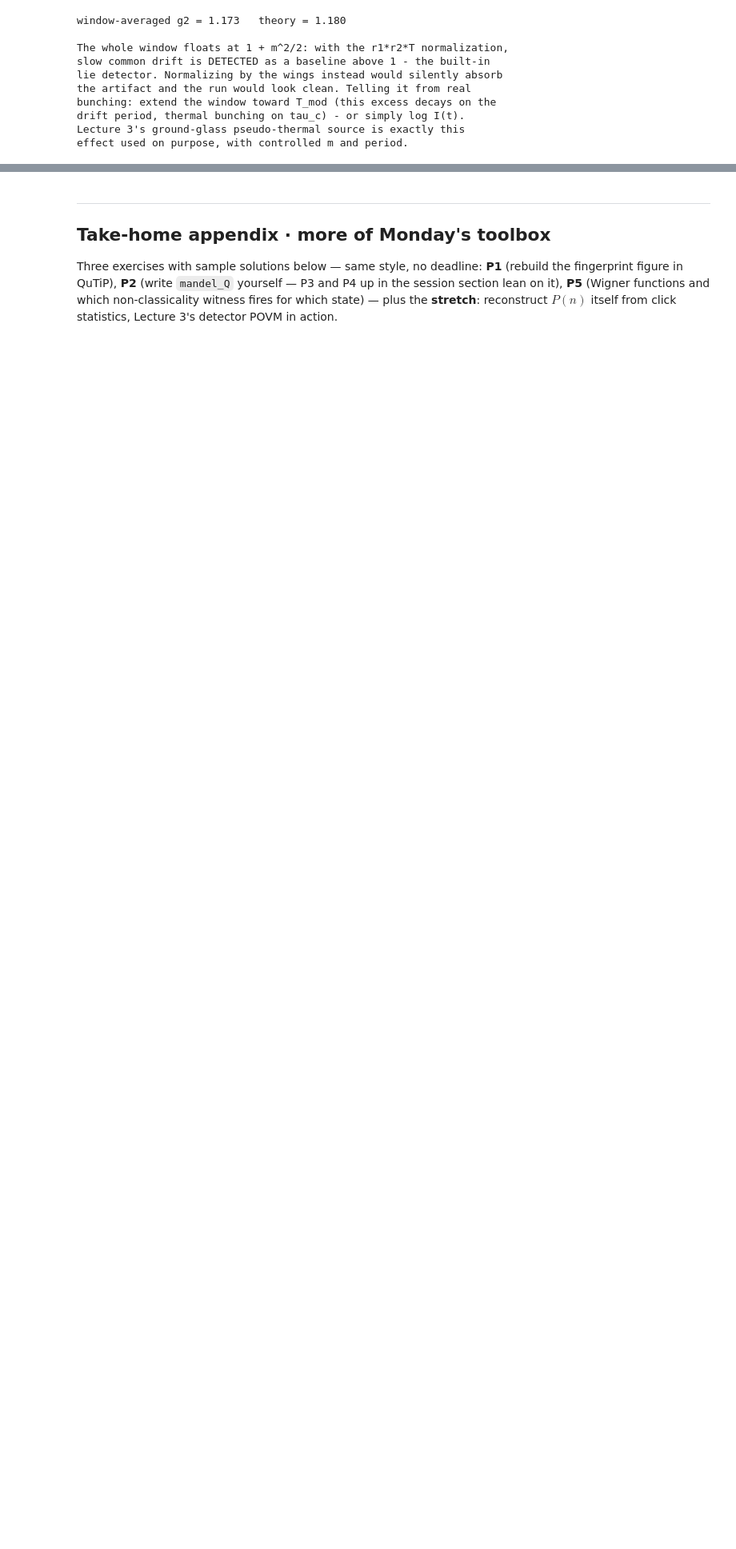
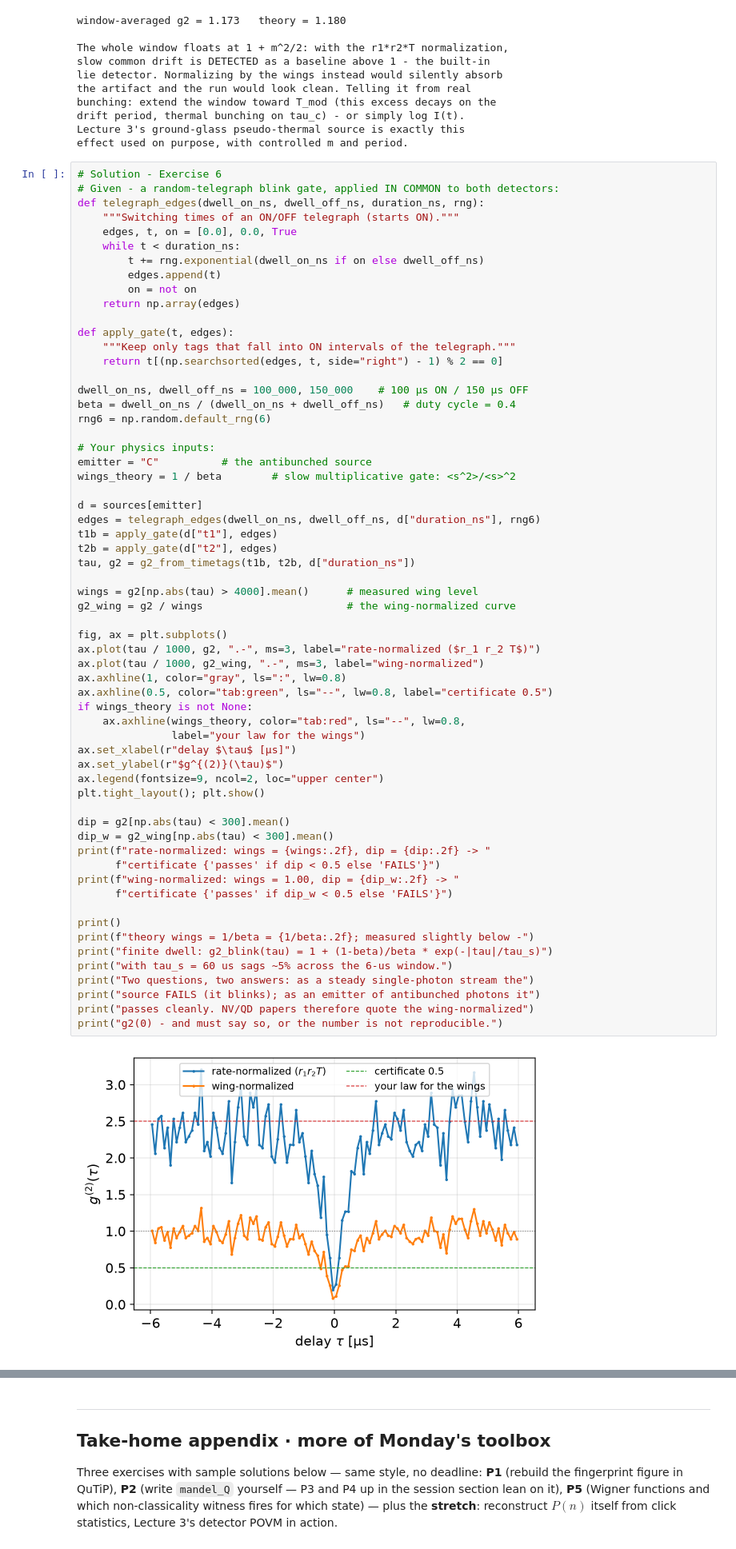
Before and after one commit to CodeJVG/CountingPhotons, a Jupyter notebook: lectures/04_HandsOn_g2_HBT.ipynb, the cells around one changed output, grey strips where cells are left out. Shown at 80% size. Cells and saved outputs as stored; diff of their text form; blank space fills up the shorter version.

```diff
--- a/lectures/04_HandsOn_g2_HBT.ipynb
+++ b/lectures/04_HandsOn_g2_HBT.ipynb
@@ -669,3 +764,66 @@ bunching: extend the window toward T_mod (this excess decays on the
 drift period, thermal bunching on tau_c) - or simply log I(t).
 Lecture 3's ground-glass pseudo-thermal source is exactly this
 effect used on purpose, with controlled m and period.
+# %%
+# Solution - Exercise 6
+# Given - a random-telegraph blink gate, applied IN COMMON to both detectors:
+def telegraph_edges(dwell_on_ns, dwell_off_ns, duration_ns, rng):
+    """Switching times of an ON/OFF telegraph (starts ON)."""
+    edges, t, on = [0.0], 0.0, True
+    while t < duration_ns:
+        t += rng.exponential(dwell_on_ns if on else dwell_off_ns)
+        edges.append(t)
+        on = not on
+    return np.array(edges)
+
+def apply_gate(t, edges):
+    """Keep only tags that fall into ON intervals of the telegraph."""
+    return t[(np.searchsorted(edges, t, side="right") - 1) % 2 == 0]
+
+dwell_on_ns, dwell_off_ns = 100_000, 150_000    # 100 µs ON / 150 µs OFF
+beta = dwell_on_ns / (dwell_on_ns + dwell_off_ns)   # duty cycle = 0.4
+rng6 = np.random.default_rng(6)
+
+# Your physics inputs:
+emitter = "C"          # the antibunched source
+wings_theory = 1 / beta        # slow multiplicative gate: <s^2>/<s>^2
+
+d = sources[emitter]
+edges = telegraph_edges(dwell_on_ns, dwell_off_ns, d["duration_ns"], rng6)
+t1b = apply_gate(d["t1"], edges)
+t2b = apply_gate(d["t2"], edges)
+tau, g2 = g2_from_timetags(t1b, t2b, d["duration_ns"])
+
+wings = g2[np.abs(tau) > 4000].mean()      # measured wing level
+g2_wing = g2 / wings                       # the wing-normalized curve
+
+fig, ax = plt.subplots()
+ax.plot(tau / 1000, g2, ".-", ms=3, label="rate-normalized ($r_1 r_2 T$)")
+ax.plot(tau / 1000, g2_wing, ".-", ms=3, label="wing-normalized")
+ax.axhline(1, color="gray", ls=":", lw=0.8)
+ax.axhline(0.5, color="tab:green", ls="--", lw=0.8, label="certificate 0.5")
+if wings_theory is not None:
+    ax.axhline(wings_theory, color="tab:red", ls="--", lw=0.8,
+               label="your law for the wings")
+ax.set_xlabel(r"delay $\tau$ [µs]")
+ax.set_ylabel(r"$g^{(2)}(\tau)$")
+ax.legend(fontsize=9, ncol=2, loc="upper center")
+plt.tight_layout(); plt.show()
+
+dip = g2[np.abs(tau) < 300].mean()
+dip_w = g2_wing[np.abs(tau) < 300].mean()
+print(f"rate-normalized: wings = {wings:.2f}, dip = {dip:.2f} -> "
+      f"certificate {'passes' if dip < 0.5 else 'FAILS'}")
+print(f"wing-normalized: wings = 1.00, dip = {dip_w:.2f} -> "
+      f"certificate {'passes' if dip_w < 0.5 else 'FAILS'}")
+
+print()
+print(f"theory wings = 1/beta = {1/beta:.2f}; measured slightly below -")
+print("finite dwell: g2_blink(tau) = 1 + (1-beta)/beta * exp(-|tau|/tau_s)")
+print("with tau_s = 60 us sags ~5% across the 6-us window.")
+print("Two questions, two answers: as a steady single-photon stream the")
+print("source FAILS (it blinks); as an emitter of antibunched photons it")
+print("passes cleanly. NV/QD papers therefore quote the wing-normalized")
+print("g2(0) - and must say so, or the number is not reproducible.")
+# %% [output]
+[figure, added]
```
Also changed, not shown: parts of 13 cells of this notebook.
